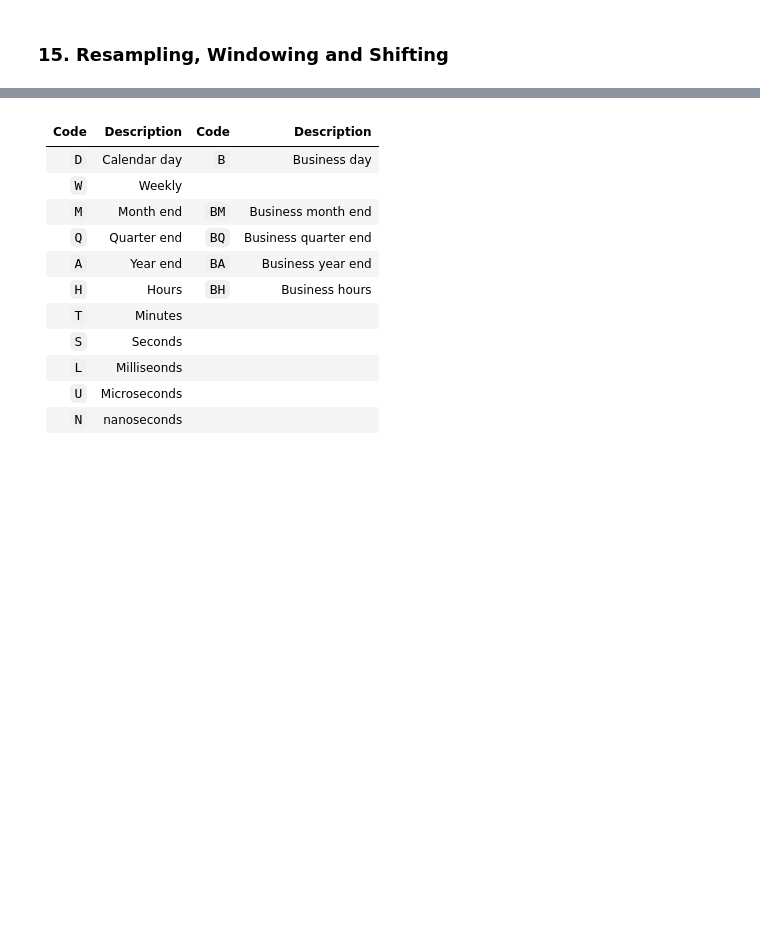
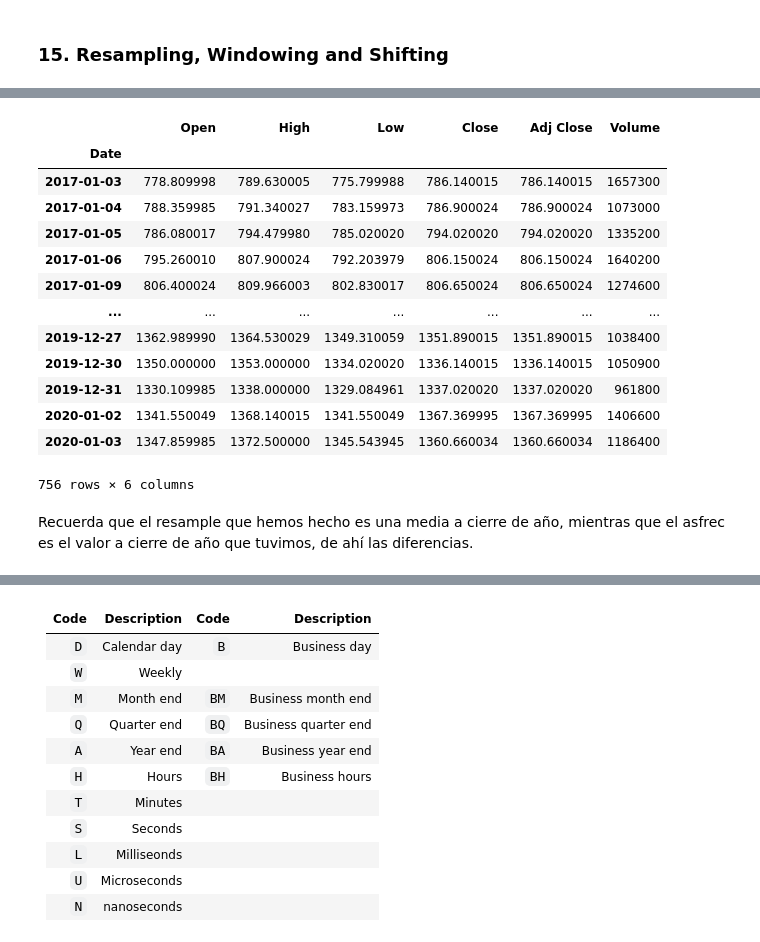
Before and after one commit to fercardiaz-tbs/DSPT_TBS_SVL_0923, a Jupyter notebook: 2-Data Analytics/7-Feature_engineering/2-Dates/Teoria/Fechas en Python.ipynb, the cells around one changed output, grey strips where cells are left out. Drawn from its saved outputs; the diff is of its cells as text; code cells hidden in the pictures; blank space fills up the shorter version.

```diff
--- a/2-Data Analytics/7-Feature_engineering/2-Dates/Teoria/Fechas en Python.ipynb
+++ b/2-Data Analytics/7-Feature_engineering/2-Dates/Teoria/Fechas en Python.ipynb
@@ -337,5 +893,24 @@ goog.asfreq('BA')
+# %%
+goog.sort_index().loc['2017' : '2020']
+# %% [output]
+|  | Open | High | Low | Close | Adj Close | Volume |
+| Date |  |  |  |  |  |  |
+| 2017-01-03 | 778.809998 | 789.630005 | 775.799988 | 786.140015 | 786.140015 | 1657300 |
+| 2017-01-04 | 788.359985 | 791.340027 | 783.159973 | 786.900024 | 786.900024 | 1073000 |
+| 2017-01-05 | 786.080017 | 794.479980 | 785.020020 | 794.020020 | 794.020020 | 1335200 |
+| 2017-01-06 | 795.260010 | 807.900024 | 792.203979 | 806.150024 | 806.150024 | 1640200 |
+| 2017-01-09 | 806.400024 | 809.966003 | 802.830017 | 806.650024 | 806.650024 | 1274600 |
+| ... | ... | ... | ... | ... | ... | ... |
+| 2019-12-27 | 1362.989990 | 1364.530029 | 1349.310059 | 1351.890015 | 1351.890015 | 1038400 |
+| 2019-12-30 | 1350.000000 | 1353.000000 | 1334.020020 | 1336.140015 | 1336.140015 | 1050900 |
+| 2019-12-31 | 1330.109985 | 1338.000000 | 1329.084961 | 1337.020020 | 1337.020020 | 961800 |
+| 2020-01-02 | 1341.550049 | 1368.140015 | 1341.550049 | 1367.369995 | 1367.369995 | 1406600 |
+| 2020-01-03 | 1347.859985 | 1372.500000 | 1345.543945 | 1360.660034 | 1360.660034 | 1186400 |
+756 rows × 6 columns
 # %%
 goog.loc['2012-12-31']
+# %% [markdown]
+Recuerda que el resample que hemos hecho es una media a cierre de año, mientras que el asfrec es el valor a cierre de año que tuvimos, de ahí las diferencias.
 # %%
 import matplotlib.pyplot as plt
 plt.figure(figsize=(10,10))
```
Also changed, not shown: parts of 95 cells of this notebook, 5 other files.
